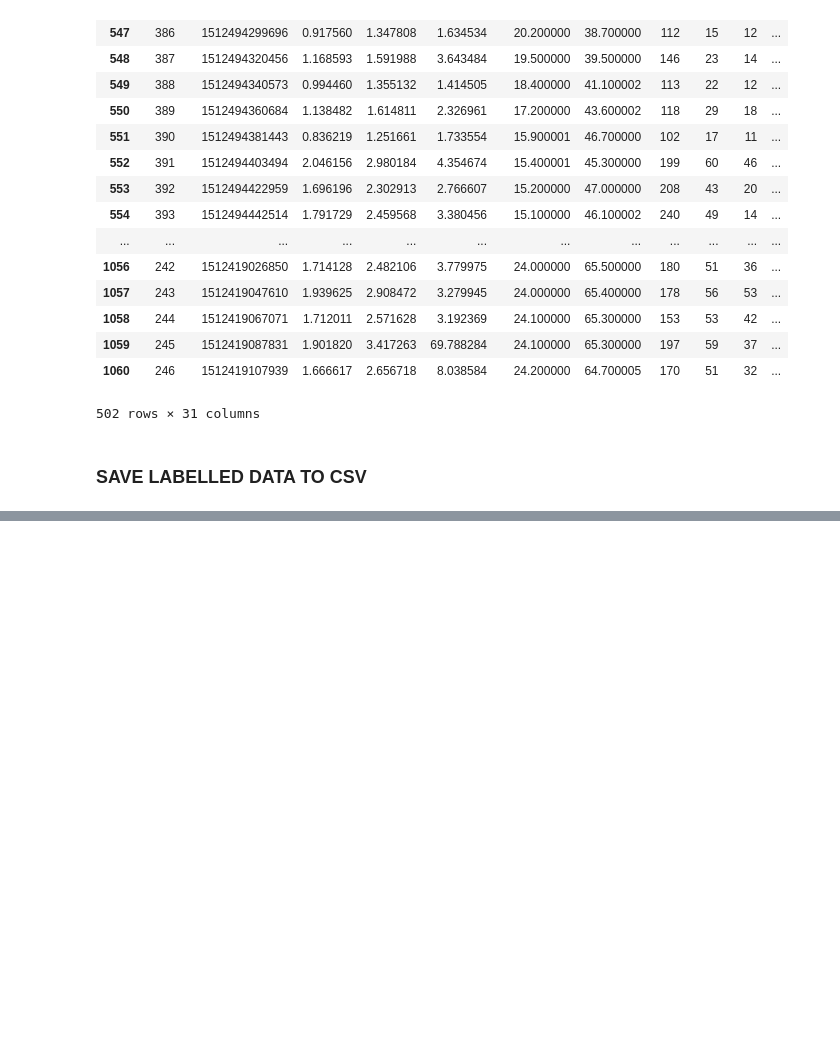
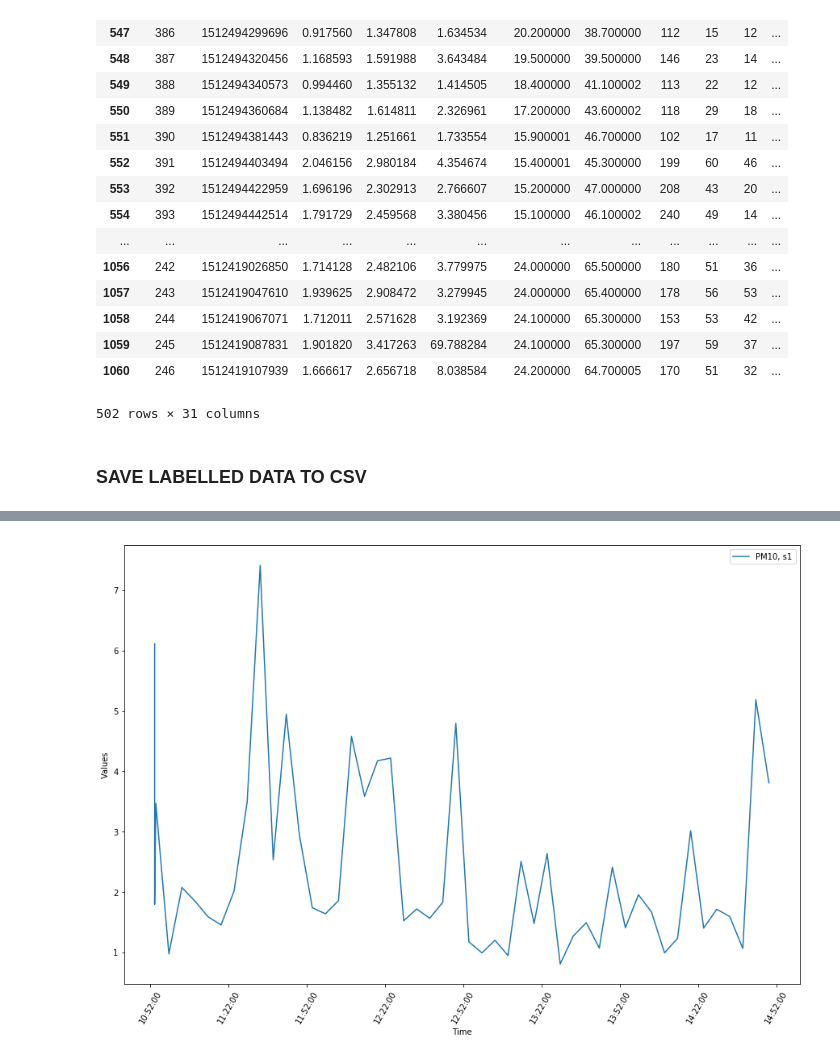
Before and after one commit to MihaiVisu/HonoursProject, a Jupyter notebook: notebooks/december_walking_data_analysis.ipynb, the cells around one changed output, grey strips where cells are left out. Drawn from its saved outputs; the diff is of its cells as text; code cells hidden in the pictures; blank space fills up the shorter version.

```diff
--- a/notebooks/december_walking_data_analysis.ipynb
+++ b/notebooks/december_walking_data_analysis.ipynb
@@ -447,0 +491,6 @@ labelled_afternoon_data_pm_all.to_csv("../data/labelled_afternoon_pm_all.csv")
+# %%
+time_series_plot([
+    (display_first_day(s2), 'PM10', 'PM10, s1'),
+])
+# %% [output]
+[figure, added]
```
Also changed, not shown: parts of 11 cells of this notebook, 1 other file.
